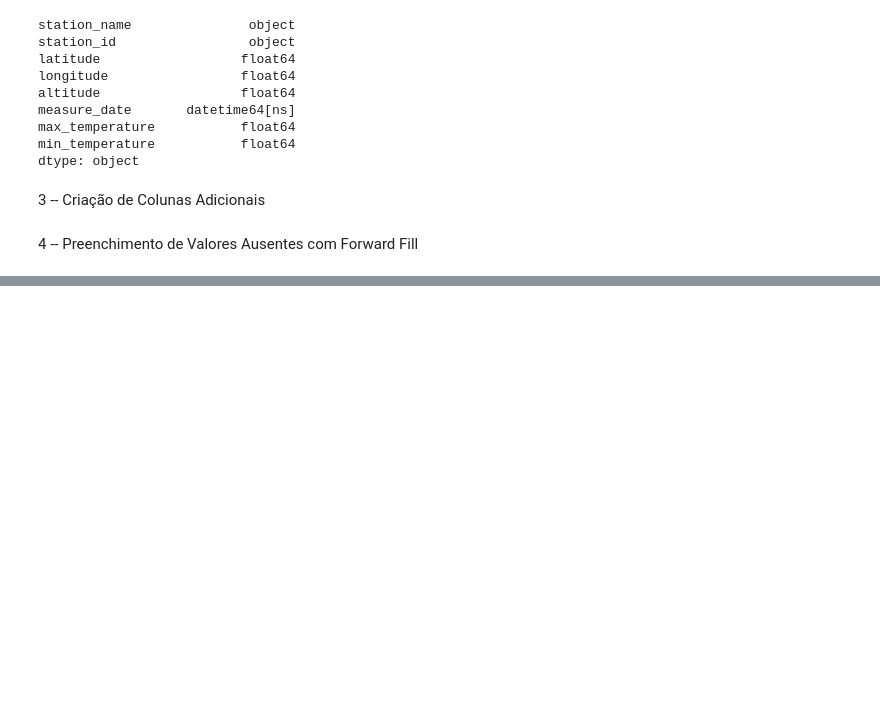
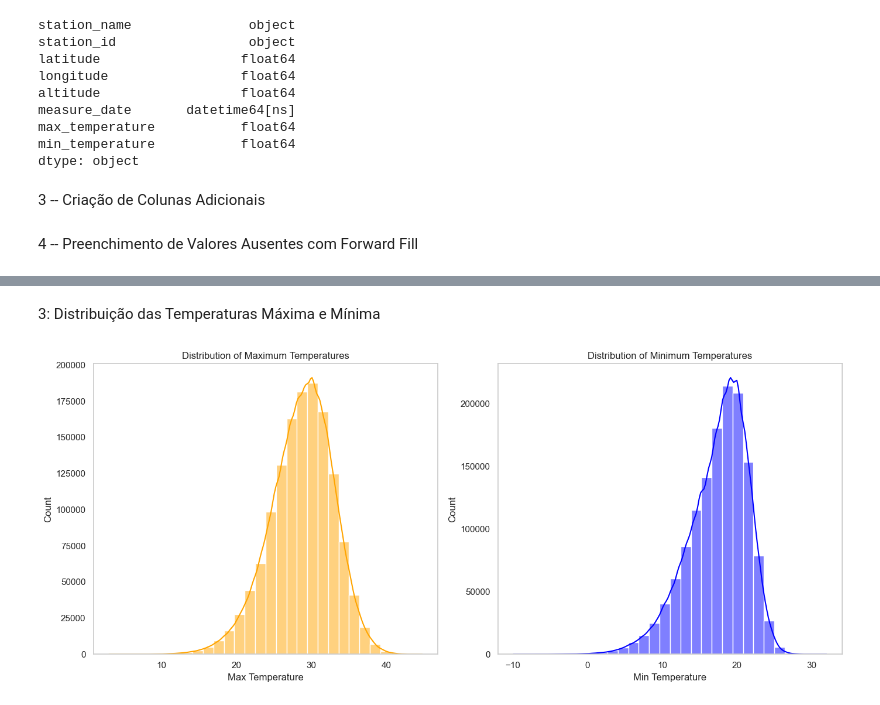
Before and after one commit to LuizMiguelMds/TemperatureForecasting, a Jupyter notebook: TemperatureForecasting.ipynb, the cells around one changed output, grey strips where cells are left out. Drawn from its saved outputs; the diff is of its cells as text; code cells hidden in the pictures; blank space fills up the shorter version.

```diff
--- a/TemperatureForecasting.ipynb
+++ b/TemperatureForecasting.ipynb
@@ -350,0 +377,24 @@ df['min_temperature'] = df['min_temperature'].fillna(method='ffill')
+# %% [markdown]
+3: Distribuição das Temperaturas Máxima e Mínima
+# %%
+# Distribution of Maximum and Minimum Temperatures
+fig, ax = plt.subplots(1, 2, figsize=(14,6))
+
+# Plot for maximum temperature
+sns.histplot(df['max_temperature'], bins=30, kde=True, ax=ax[0], color='orange')
+ax[0].set_title('Distribution of Maximum Temperatures')
+ax[0].set_xlabel('Max Temperature')
+ax[0].set_ylabel('Count')
+ax[0].grid(False)
+
+# Plot for minimum temperature
+sns.histplot(df['min_temperature'], bins=30, kde=True, ax=ax[1], color='blue')
+ax[1].set_title('Distribution of Minimum Temperatures')
+ax[1].set_xlabel('Min Temperature')
+ax[1].set_ylabel('Count')
+ax[1].grid(False)
+
+plt.tight_layout()
+plt.show()
+# %% [output]
+[figure, added]
```
Also changed, not shown: parts of 15 cells of this notebook.
